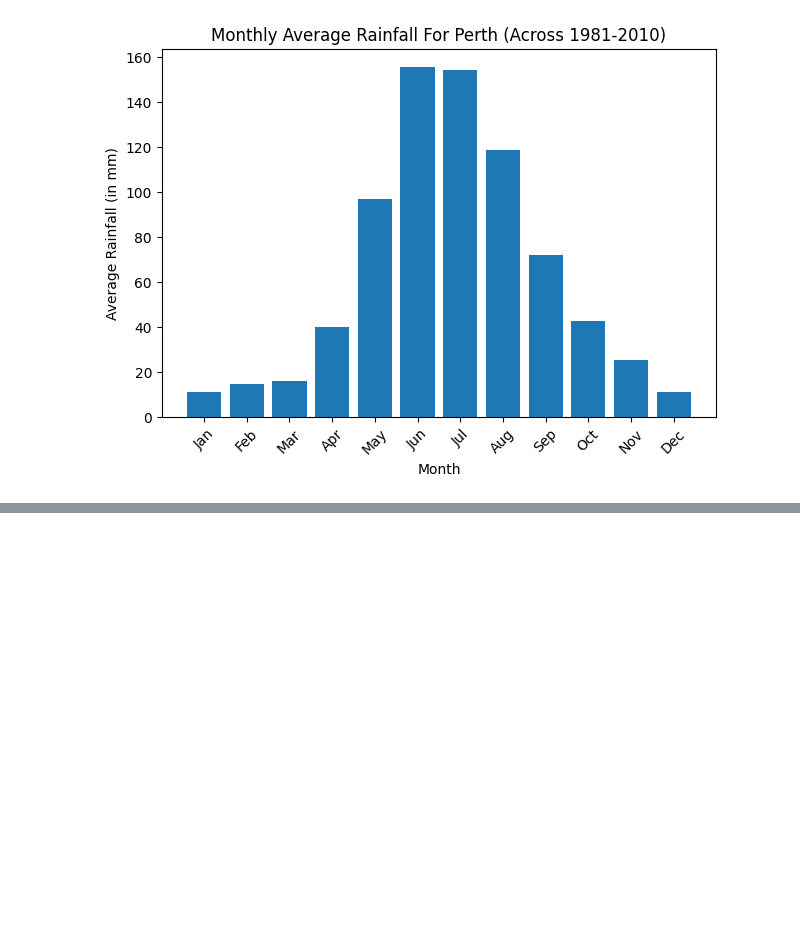
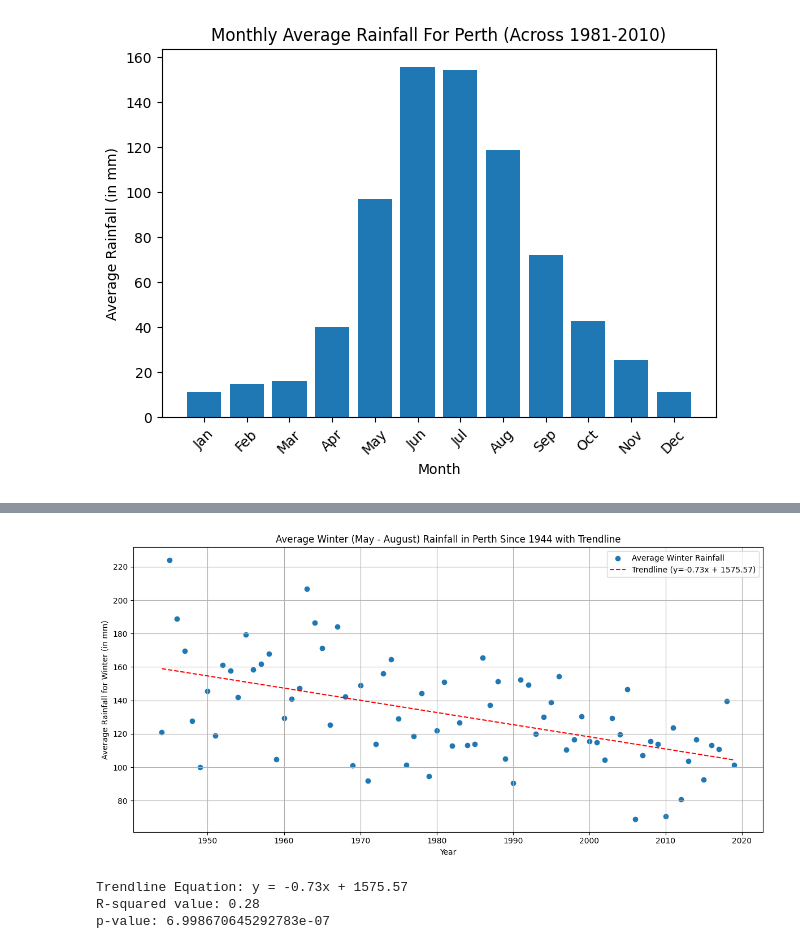
Before and after one commit to neil-stein/Assignment-1_ICP, a Jupyter notebook: Assignment-1_ICP.ipynb, the cells around one changed output, grey strips where cells are left out. Cells and saved outputs as stored; diff of their text form; code cells hidden in the pictures; blank space fills up the shorter version.

```diff
--- a/Assignment-1_ICP.ipynb
+++ b/Assignment-1_ICP.ipynb
@@ -60,0 +132,39 @@ We can see from the chart that June is slightly higher in terms of precipitation
+# %%
+# Problem 2(c) - grouping all winter rainfall
+
+# returning to our original df
+winter_months = [5,6,7,8] # the MONTH column is in numerical format
+winter_perth_df = perth_df[perth_df['MONTH'].isin(winter_months)].copy()
+
+# creating our winter average
+winter_annual_df = winter_perth_df.groupby('YEAR')['PRCP'].mean().reset_index()
+winter_annual_df.rename(columns={'PRCP': 'WINT_AVG_RAINFALL'}, inplace= True)
+
+
+# plotting the trendline
+w_slope, w_intercept, w_r_value, w_p_value, w_std_err = linregress(winter_annual_df['YEAR'], winter_annual_df['WINT_AVG_RAINFALL'])
+w_trendline = w_slope * winter_annual_df['YEAR'] + w_intercept
+
+# assembling a scatterplot
+plt.figure(figsize=(12, 6))
+plt.scatter(winter_annual_df['YEAR'], winter_annual_df['WINT_AVG_RAINFALL'], label='Average Winter Rainfall')
+plt.plot(winter_annual_df['YEAR'], w_trendline, color='red', linestyle='--', label=f'Trendline (y={w_slope:.2f}x + {w_intercept:.2f})')
+
+# Add labels and title
+plt.xlabel("Year")
+plt.ylabel("Average Rainfall for Winter (in mm)")
+plt.title("Average Winter (May - August) Rainfall in Perth Since 1944 with Trendline")
+plt.legend()
+plt.grid(True)
+plt.tight_layout()
+plt.show()
+
+# Checking our trendline
+print(f"\nTrendline Equation: y = {w_slope:.2f}x + {w_intercept:.2f}")
+print(f"R-squared value: {w_r_value**2:.2f}")
+print(f"p-value: {w_p_value}")
+# %% [output]
+[figure, added]
+Trendline Equation: y = -0.73x + 1575.57
+R-squared value: 0.28
+p-value: 6.998670645292783e-07
```
Also changed, not shown: parts of 24 cells of this notebook, 26 other files.
